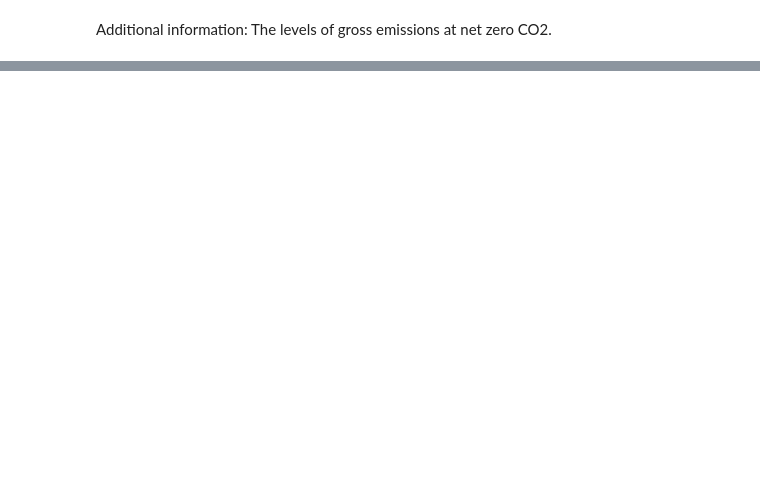
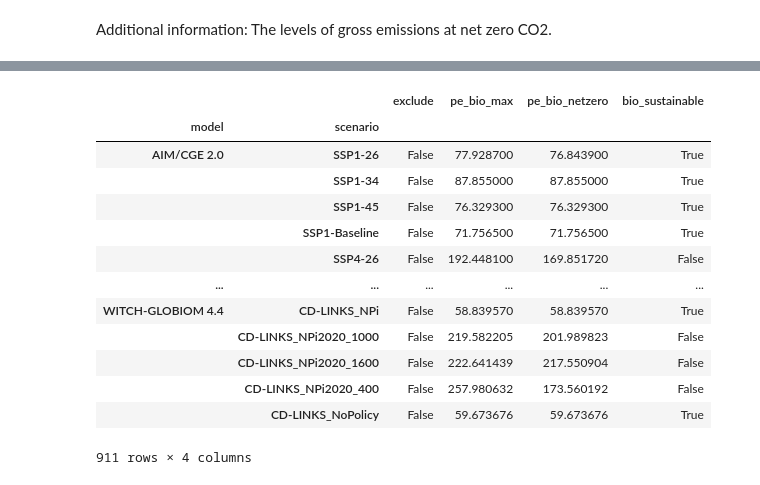
Before and after one commit to gaurav-ganti/2023_ganti_ar6_cdr_assessment, a Jupyter notebook: analysis/201_figure1.ipynb, the cells around one changed output, grey strips where cells are left out. Saved outputs shown, nothing was run; the diff lists cells and outputs as text; code cells hidden in the pictures; blank space fills up the shorter version.

```diff
--- a/analysis/201_figure1.ipynb
+++ b/analysis/201_figure1.ipynb
@@ -1342,0 +1350,7 @@ Name: gross_estimates, dtype: float64
+# %%
+bio_netzero = pd.read_csv(
+    Path(
+        '../data/103_filter_set_bio.csv'
+    ),
+    index_col=[0,1]
+)
@@ -1342,0 +1359,17 @@ Name: gross_estimates, dtype: float64
+# %%
+bio_netzero
+# %% [output]
+|  |  | exclude | pe_bio_max | pe_bio_netzero | bio_sustainable |
+| model | scenario |  |  |  |  |
+| AIM/CGE 2.0 | SSP1-26 | False | 77.928700 | 76.843900 | True |
+|  | SSP1-34 | False | 87.855000 | 87.855000 | True |
+|  | SSP1-45 | False | 76.329300 | 76.329300 | True |
+|  | SSP1-Baseline | False | 71.756500 | 71.756500 | True |
+|  | SSP4-26 | False | 192.448100 | 169.851720 | False |
+| ... | ... | ... | ... | ... | ... |
+| WITCH-GLOBIOM 4.4 | CD-LINKS_NPi | False | 58.839570 | 58.839570 | True |
+|  | CD-LINKS_NPi2020_1000 | False | 219.582205 | 201.989823 | False |
+|  | CD-LINKS_NPi2020_1600 | False | 222.641439 | 217.550904 | False |
+|  | CD-LINKS_NPi2020_400 | False | 257.980632 | 173.560192 | False |
+|  | CD-LINKS_NoPolicy | False | 59.673676 | 59.673676 | True |
+911 rows × 4 columns
```
Also changed, not shown: parts of 16 cells of this notebook.
